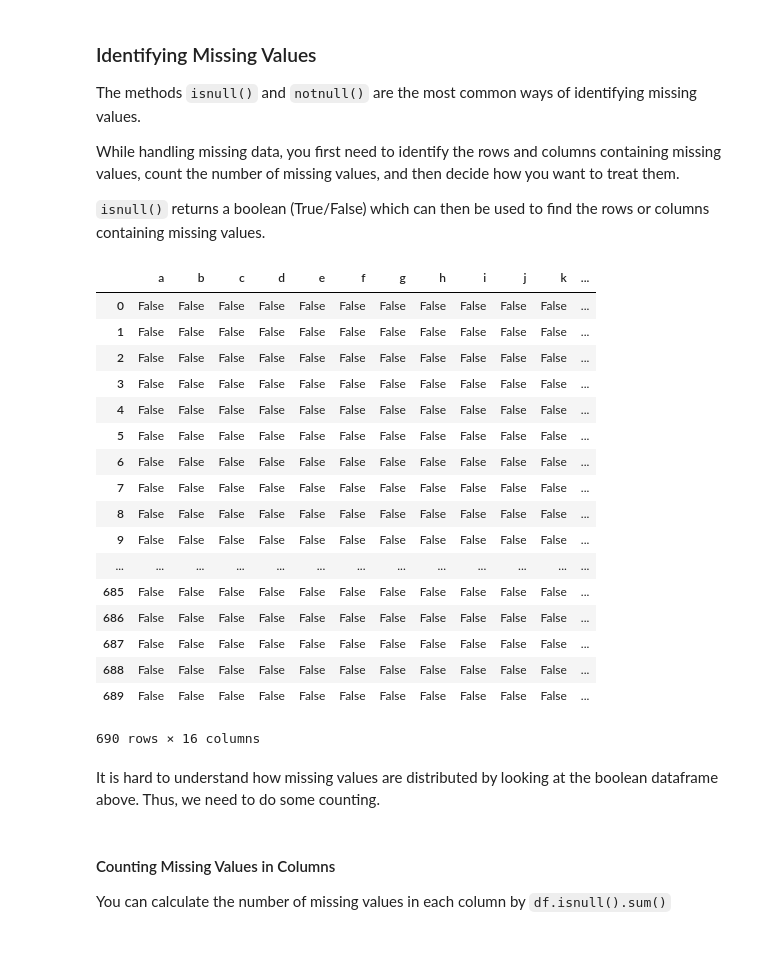
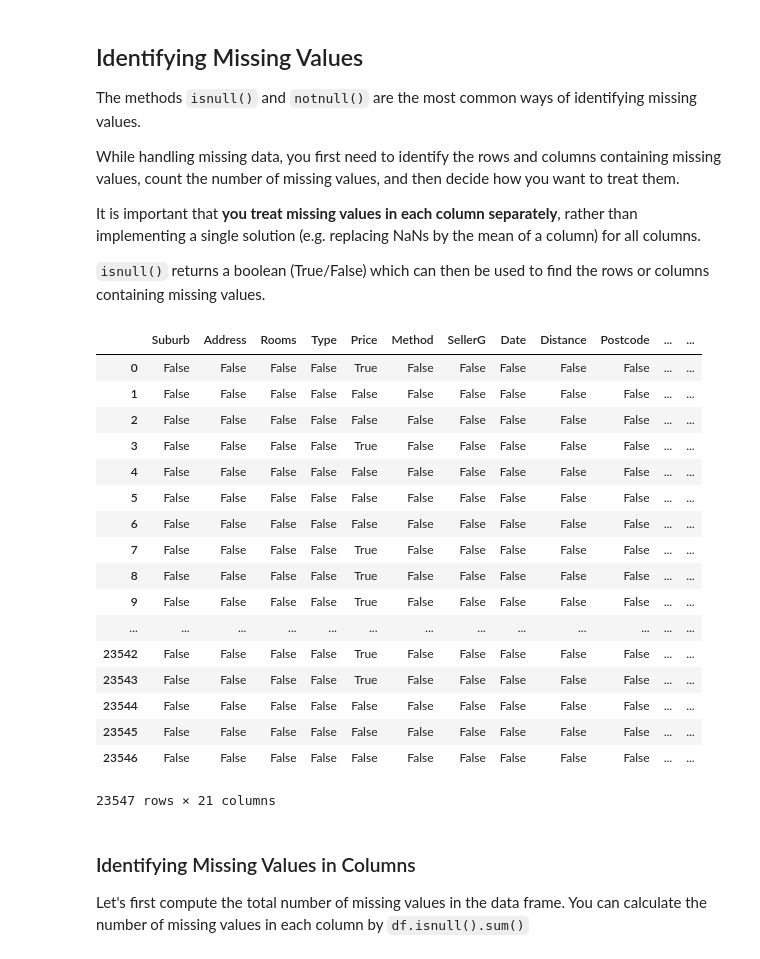
Before and after one commit to savi1910/Data-Manipulation-using-Python, a Jupyter notebook: 3_Getting_and_Cleaning_Data/3_Handling_Missing_Data.ipynb, the cells around one changed output. Drawn from its saved outputs; the diff is of its cells as text; code cells hidden in the pictures.

````diff
--- a/3_Getting_and_Cleaning_Data/3_Handling_Missing_Data.ipynb
+++ b/3_Getting_and_Cleaning_Data/3_Handling_Missing_Data.ipynb
@@ -23,6 +21,6 @@ The column names etc. have been arbitrarily named to protect data confidentialit
 import numpy as np
 import pandas as pd
 
-bank = pd.read_csv("https://archive.ics.uci.edu/ml/machine-learning-databases/credit-screening/crx.data", header=None)
-bank.head()
+df = pd.read_csv("melbourne.csv")
+df.head()
 # %% [output]
@@ -72,38 +60,37 @@ None
 # %% [markdown]
-### Identifying Missing Values
+## Identifying Missing Values
 
 The methods ```isnull()``` and ```notnull()``` are the most common ways of identifying missing values.
 
 While handling missing data, you first need to identify the rows and columns containing missing values, count the number of missing values, and then decide how you want to treat them.
 
+It is important that **you treat missing values in each column separately**, rather than implementing a single solution (e.g. replacing NaNs by the mean of a column) for all columns.
+
 ```isnull()``` returns a boolean (True/False) which can then be used to find the rows or columns containing missing values.
 # %%
 # isnull()
-bank.isnull()
+df.isnull()
 # %% [output]
-|  | a | b | c | d | e | f | g | h | i | j | k | ... |
-| 0 | False | False | False | False | False | False | False | False | False | False | False | ... |
-| 1 | False | False | False | False | False | False | False | False | False | False | False | ... |
-| 2 | False | False | False | False | False | False | False | False | False | False | False | ... |
-| 3 | False | False | False | False | False | False | False | False | False | False | False | ... |
-| 4 | False | False | False | False | False | False | False | False | False | False | False | ... |
-| 5 | False | False | False | False | False | False | False | False | False | False | False | ... |
-| 6 | False | False | False | False | False | False | False | False | False | False | False | ... |
-| 7 | False | False | False | False | False | False | False | False | False | False | False | ... |
-| 8 | False | False | False | False | False | False | False | False | False | False | False | ... |
-| 9 | False | False | False | False | False | False | False | False | False | False | False | ... |
+|  | Suburb | Address | Rooms | Type | Price | Method | SellerG | Date | Distance | Postcode | ... | ... |
+| 0 | False | False | False | False | True | False | False | False | False | False | ... | ... |
+| 1 | False | False | False | False | False | False | False | False | False | False | ... | ... |
+| 2 | False | False | False | False | False | False | False | False | False | False | ... | ... |
+| 3 | False | False | False | False | True | False | False | False | False | False | ... | ... |
+| 4 | False | False | False | False | False | False | False | False | False | False | ... | ... |
+| 5 | False | False | False | False | False | False | False | False | False | False | ... | ... |
+| 6 | False | False | False | False | False | False | False | False | False | False | ... | ... |
+| 7 | False | False | False | False | True | False | False | False | False | False | ... | ... |
+| 8 | False | False | False | False | True | False | False | False | False | False | ... | ... |
+| 9 | False | False | False | False | True | False | False | False | False | False | ... | ... |
 | ... | ... | ... | ... | ... | ... | ... | ... | ... | ... | ... | ... | ... |
-| 685 | False | False | False | False | False | False | False | False | False | False | False | ... |
-| 686 | False | False | False | False | False | False | False | False | False | False | False | ... |
-| 687 | False | False | False | False | False | False | False | False | False | False | False | ... |
-| 688 | False | False | False | False | False | False | False | False | False | False | False | ... |
-| 689 | False | False | False | False | False | False | False | False | False | False | False | ... |
+| 23542 | False | False | False | False | True | False | False | False | False | False | ... | ... |
+| 23543 | False | False | False | False | True | False | False | False | False | False | ... | ... |
+| 23544 | False | False | False | False | False | False | False | False | False | False | ... | ... |
+| 23545 | False | False | False | False | False | False | False | False | False | False | ... | ... |
+| 23546 | False | False | False | False | False | False | False | False | False | False | ... | ... |
-690 rows × 16 columns
+23547 rows × 21 columns
-# %% [markdown]
-It is hard to understand how missing values are distributed by looking at the boolean dataframe above. Thus, we need to do some counting.
 # %% [markdown]
-####  Counting Missing Values in Columns
-
-You can calculate the number of missing values in each column by ```df.isnull().sum()```
+###  Identifying Missing Values in Columns
+Let's first compute the total number of missing values in the data frame. You can calculate the number of missing values in each column by ```df.isnull().sum()```
 # %%
 # summing up the missing values (column-wise)
````
Also changed, not shown: parts of 21 cells of this notebook, 2 other files.
